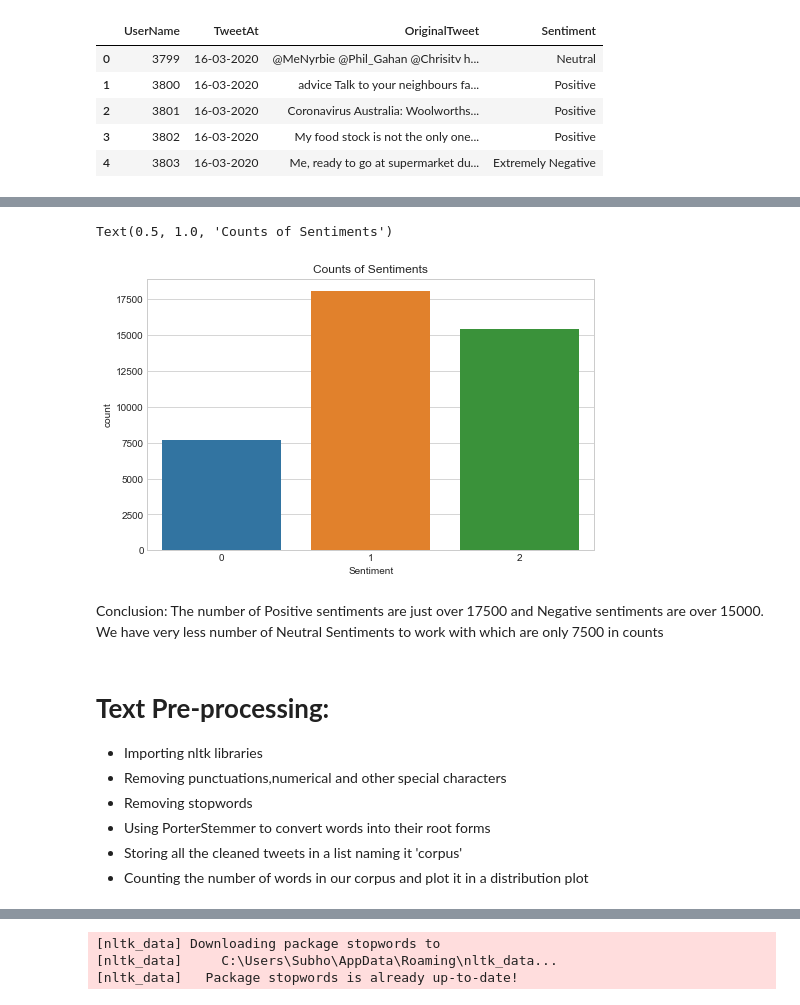
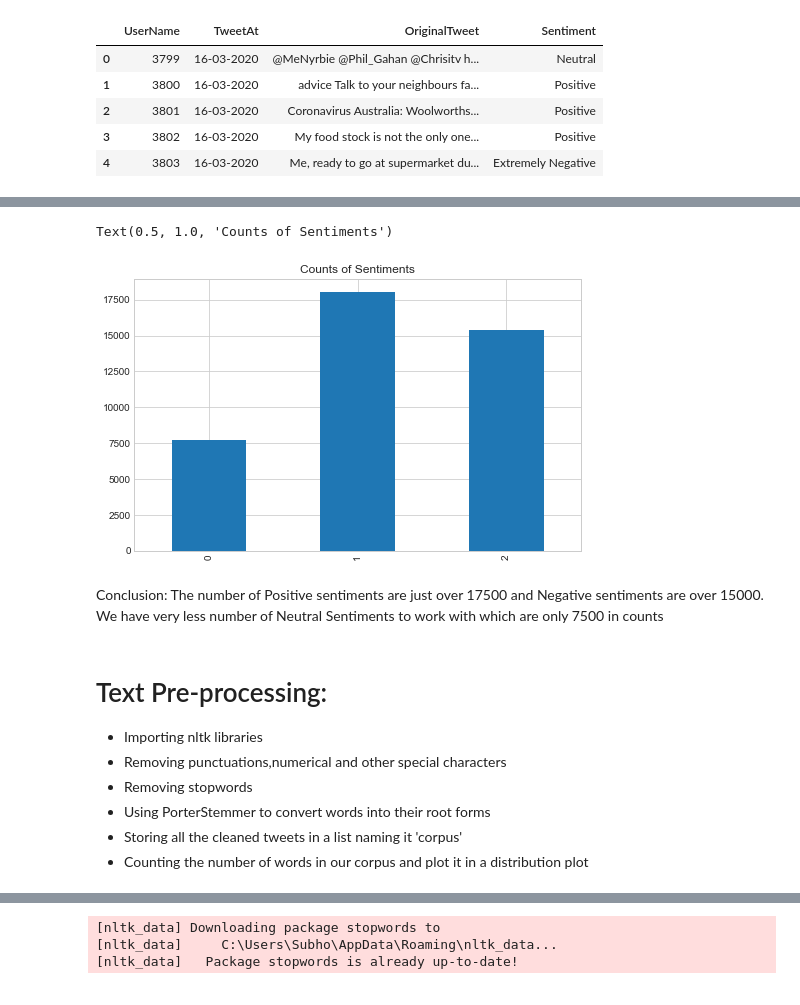
Before and after one commit to SubhadipGhosh07/Coronavirus-Tweet-Sentiment-Analysis, a Jupyter notebook: Coronavirus_Tweet_Sentiment_Analysis.ipynb, the cells around one changed output, grey strips where cells are left out. Drawn from its saved outputs; the diff is of its cells as text; code cells hidden in the pictures.

```diff
--- a/Coronavirus_Tweet_Sentiment_Analysis.ipynb
+++ b/Coronavirus_Tweet_Sentiment_Analysis.ipynb
@@ -108,17 +118,17 @@ data['Sentiment']=data['Sentiment'].apply(sentiment_label)
 # %%
 # Plotting the counts of Sentiment
 plt.figure(figsize=(8,5))
-sns.countplot('Sentiment', data =data)
+data['Sentiment'].value_counts().sort_index().plot(kind='bar')
 plt.title("Counts of Sentiments")
 # %% [output]
 Text(0.5, 1.0, 'Counts of Sentiments')
-[figure, old version]
+[figure, new version]
 # %% [markdown]
 Conclusion:
 The number of Positive sentiments are just over 17500 and Negative sentiments are over 15000.
 We have very less number of Neutral Sentiments to work with which are only 7500 in counts
 # %% [markdown]
-# <b>Text Pre-processing:</b>
+# Text Pre-processing:
 * Importing nltk libraries
 * Removing punctuations,numerical and other special characters
 * Removing stopwords
```
Also changed, not shown: parts of 44 cells of this notebook.
